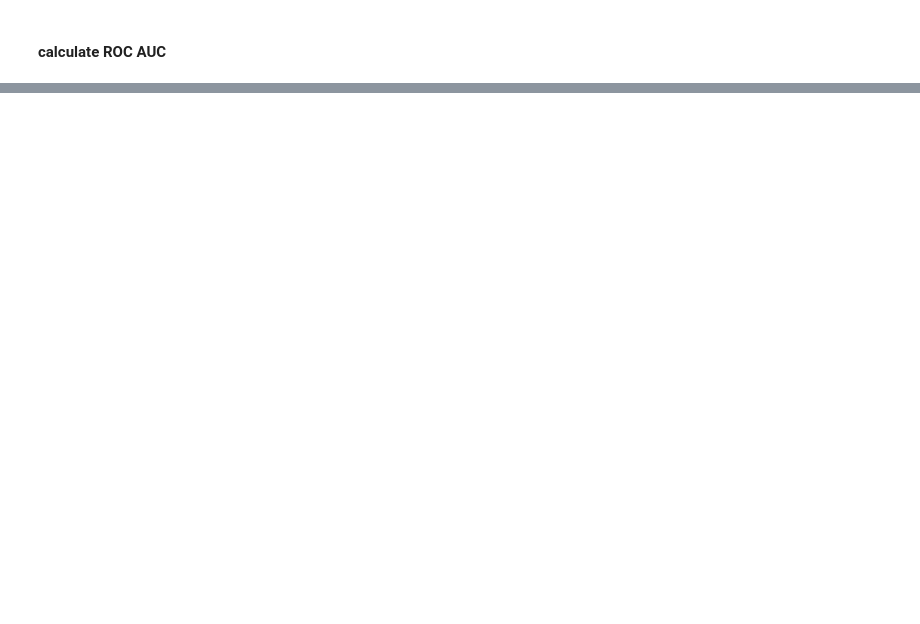
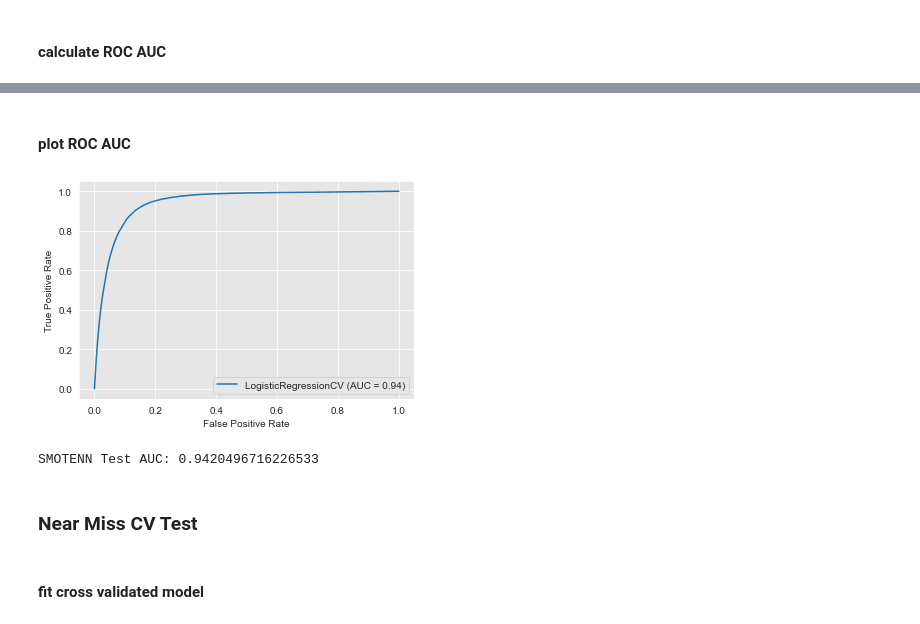
Before and after one commit to Zeth-Abney/Flatiron-school, a Jupyter notebook: phase-3/PROJECT/EDA/logistic_regression.ipynb, the cells around one changed output, grey strips where cells are left out. Cells and saved outputs as stored; diff of their text form; code cells hidden in the pictures; blank space fills up the shorter version.

```diff
--- a/phase-3/PROJECT/EDA/logistic_regression.ipynb
+++ b/phase-3/PROJECT/EDA/logistic_regression.ipynb
@@ -496,0 +549,21 @@ Training AUC: 0.9837459830105778
+# %% [markdown]
+#### plot ROC AUC
+# %%
+from sklearn.metrics import plot_roc_curve
+plot_roc_curve(logreg_SMOTENN_CV,X_test,y_test)
+plt.show()
+# %% [output]
+[figure, added]
+# %%
+# Calculate the probability scores of each point in the training set
+SMOTENN_CV_score  = logreg_SMOTENN_CV.decision_function(X_test)
+# Calculate the fpr, tpr, and thresholds for the training set
+smotenn_cv_fpr , smotenn_cv_tpr, smotenn_cv_thresholds = roc_curve(y_test, SMOTENN_CV_score)
+smotenn_cv_auc = auc(smotenn_cv_fpr, smotenn_cv_tpr)
+print('SMOTENN Test AUC: {}'.format(smotenn_cv_auc))
+# %% [output]
+SMOTENN Test AUC: 0.9420496716226533
+# %% [markdown]
+### Near Miss CV Test
+# %% [markdown]
+#### fit cross validated model
```
Also changed, not shown: parts of 39 cells of this notebook.
